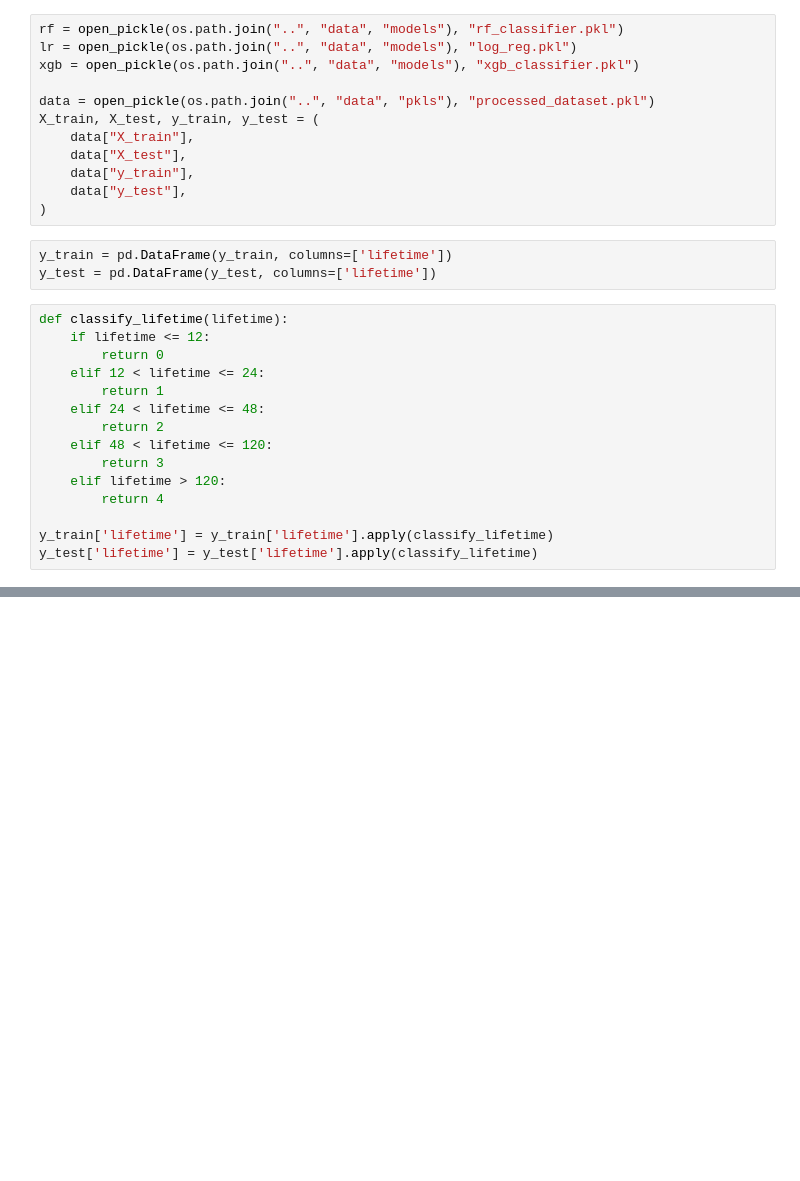
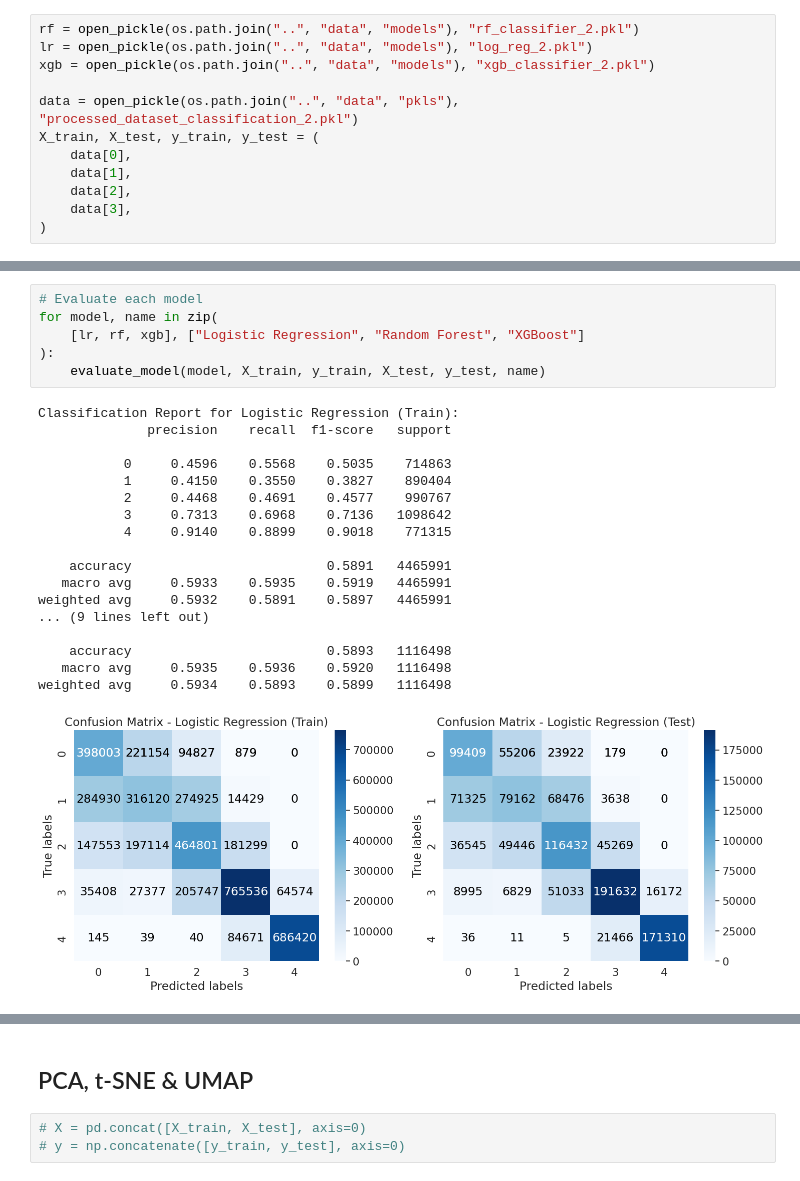
Before and after one commit to makboard/CompanyLifetime, a Jupyter notebook: notebooks/metrics.ipynb, the cells around one changed output, grey strips where cells are left out. Saved outputs shown, nothing was run; the diff lists cells and outputs as text; blank space fills up the shorter version.

```diff
--- a/notebooks/metrics.ipynb
+++ b/notebooks/metrics.ipynb
@@ -18,30 +24,12 @@ warnings.simplefilter(action='ignore', category=FutureWarning)
 # %%
-rf = open_pickle(os.path.join("..", "data", "models"), "rf_classifier.pkl")
-lr = open_pickle(os.path.join("..", "data", "models"), "log_reg.pkl")
-xgb = open_pickle(os.path.join("..", "data", "models"), "xgb_classifier.pkl")
+rf = open_pickle(os.path.join("..", "data", "models"), "rf_classifier_2.pkl")
+lr = open_pickle(os.path.join("..", "data", "models"), "log_reg_2.pkl")
+xgb = open_pickle(os.path.join("..", "data", "models"), "xgb_classifier_2.pkl")
 
-data = open_pickle(os.path.join("..", "data", "pkls"), "processed_dataset.pkl")
+data = open_pickle(os.path.join("..", "data", "pkls"), "processed_dataset_classification_2.pkl")
 X_train, X_test, y_train, y_test = (
-    data["X_train"],
-    data["X_test"],
-    data["y_train"],
-    data["y_test"],
+    data[0],
+    data[1],
+    data[2],
+    data[3],
 )
-# %%
-y_train = pd.DataFrame(y_train, columns=['lifetime'])
-y_test = pd.DataFrame(y_test, columns=['lifetime'])
-# %%
-def classify_lifetime(lifetime):
-    if lifetime <= 12:
-        return 0
-    elif 12 < lifetime <= 24:
-        return 1
-    elif 24 < lifetime <= 48:
-        return 2
-    elif 48 < lifetime <= 120:
-        return 3
-    elif lifetime > 120:
-        return 4
-
-y_train['lifetime'] = y_train['lifetime'].apply(classify_lifetime)
-y_test['lifetime'] = y_test['lifetime'].apply(classify_lifetime)
@@ -150,0 +36,25 @@ weighted avg     0.6227    0.6088    0.6117   1116352
+# %%
+# Evaluate each model
+for model, name in zip(
+    [lr, rf, xgb], ["Logistic Regression", "Random Forest", "XGBoost"]
+):
+    evaluate_model(model, X_train, y_train, X_test, y_test, name)
+# %% [output]
+Classification Report for Logistic Regression (Train):
+              precision    recall  f1-score   support
+
+           0     0.4596    0.5568    0.5035    714863
+           1     0.4150    0.3550    0.3827    890404
+           2     0.4468    0.4691    0.4577    990767
+           3     0.7313    0.6968    0.7136   1098642
+           4     0.9140    0.8899    0.9018    771315
+
+    accuracy                         0.5891   4465991
+   macro avg     0.5933    0.5935    0.5919   4465991
+weighted avg     0.5932    0.5891    0.5897   4465991
+... (9 lines left out)
+
+    accuracy                         0.5893   1116498
+   macro avg     0.5935    0.5936    0.5920   1116498
+weighted avg     0.5934    0.5893    0.5899   1116498
+[figure, added]
@@ -150,0 +97,5 @@ weighted avg     0.6227    0.6088    0.6117   1116352
+# %% [markdown]
+## PCA, t-SNE & UMAP
+# %%
+# X = pd.concat([X_train, X_test], axis=0)
+# y = np.concatenate([y_train, y_test], axis=0)
```
Also changed, not shown: parts of 8 cells of this notebook, 4 other files.
